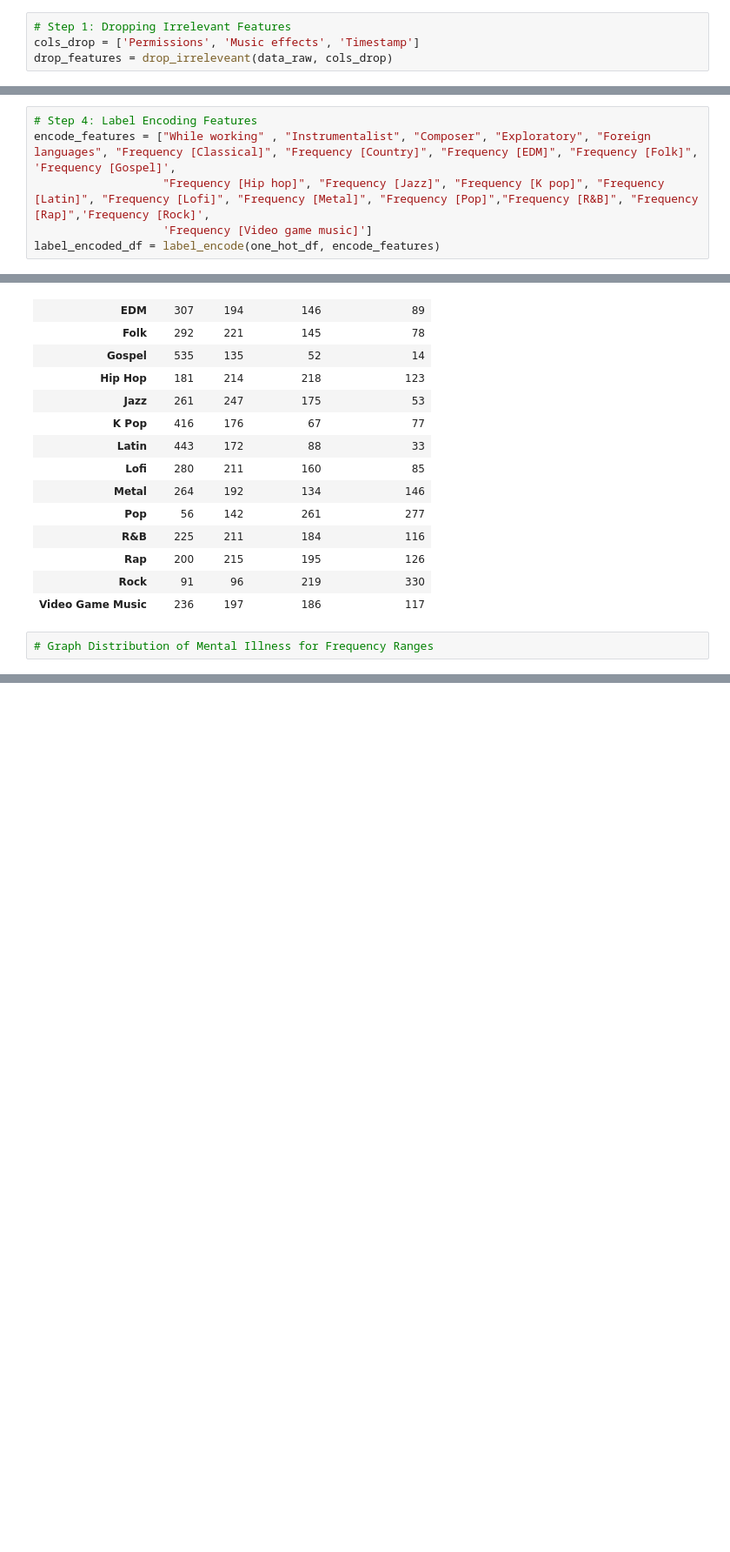
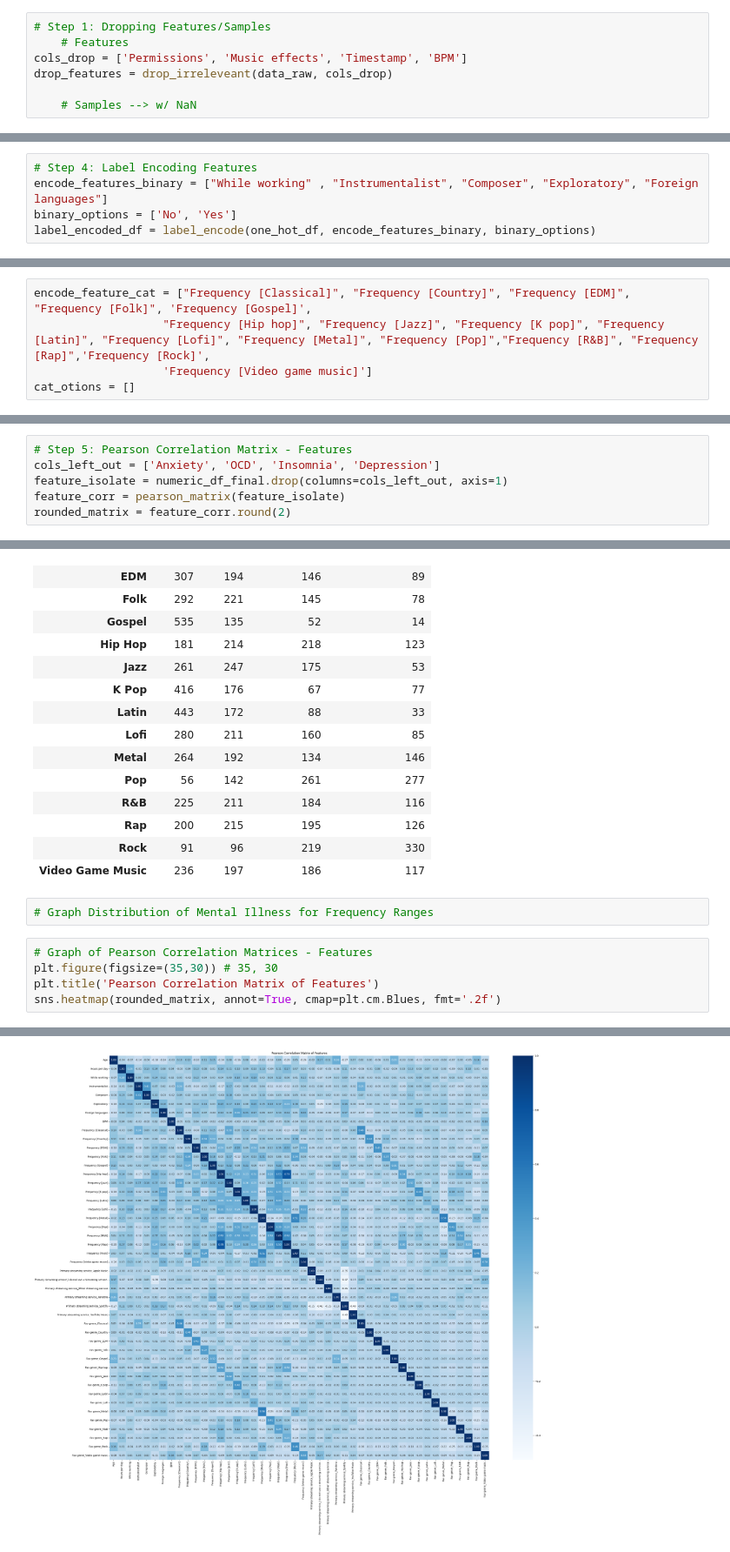
Before and after one commit to JasonL2130/CS470_FinalProject, a Jupyter notebook: data_preprocessing.ipynb, the cells around one changed output, grey strips where cells are left out. Shown at 87% size. Saved outputs shown, nothing was run; the diff lists cells and outputs as text; blank space fills up the shorter version.

```diff
--- a/data_preprocessing.ipynb
+++ b/data_preprocessing.ipynb
@@ -8,9 +8,12 @@ from preprocessing import *
 # Loading Data
 data_raw = pd.read_csv('/Users/JasonLebov_1/Desktop/CS 470/Final Project/mxmh_survey_results.csv')
 # %%
-# Step 1: Dropping Irrelevant Features
-cols_drop = ['Permissions', 'Music effects', 'Timestamp']
+# Step 1: Dropping Features/Samples
+    # Features
+cols_drop = ['Permissions', 'Music effects', 'Timestamp', 'BPM']
 drop_features = drop_irreleveant(data_raw, cols_drop)
+
+    # Samples --> w/ NaN
 # %%
 # Step 2: Convert Mental Illness Scores to Categorical
 features_range = ['Anxiety', 'Depression', 'OCD', 'Insomnia']
@@ -19,3 +22,8 @@ data_ranged = convert_ranges(drop_features, features_range)
 # Step 3: One Hot Encode Features
 cols_dummy = ["Primary streaming service", "Fav genre"]
 one_hot_df = one_hot_encode(data_ranged, cols_dummy)
+# %%
+# Step 4: Label Encoding Features
+encode_features_binary = ["While working" , "Instrumentalist", "Composer", "Exploratory", "Foreign languages"]
+binary_options = ['No', 'Yes']
+label_encoded_df = label_encode(one_hot_df, encode_features_binary, binary_options)
@@ -22,9 +32,8 @@ one_hot_df = one_hot_encode(data_ranged, cols_dummy)
 # %%
-# Step 4: Label Encoding Features
-encode_features = ["While working" , "Instrumentalist", "Composer", "Exploratory", "Foreign languages", "Frequency [Classical]", "Frequency [Country]", "Frequency [EDM]", "Frequency [Folk]", 'Frequency [Gospel]',
+encode_feature_cat = ["Frequency [Classical]", "Frequency [Country]", "Frequency [EDM]", "Frequency [Folk]", 'Frequency [Gospel]',
                    "Frequency [Hip hop]", "Frequency [Jazz]", "Frequency [K pop]", "Frequency [Latin]", "Frequency [Lofi]", "Frequency [Metal]", "Frequency [Pop]","Frequency [R&B]", "Frequency [Rap]",'Frequency [Rock]',
                    'Frequency [Video game music]']
-label_encoded_df = label_encode(one_hot_df, encode_features)
+cat_otions = []
 # %%
 # Move Label's to End of DF
 cols = ['Anxiety', 'Depression', 'OCD', 'Insomnia']
@@ -33,0 +41,6 @@ numeric_df_final = label_end(label_encoded_df, cols)
+# %%
+# Step 5: Pearson Correlation Matrix - Features
+cols_left_out = ['Anxiety', 'OCD', 'Insomnia', 'Depression']
+feature_isolate = numeric_df_final.drop(columns=cols_left_out, axis=1)
+feature_corr = pearson_matrix(feature_isolate)
+rounded_matrix = feature_corr.round(2)
@@ -89,3 +166,9 @@ final_count
 | Video Game Music | 236 | 197 | 186 | 117 |
 # %%
 # Graph Distribution of Mental Illness for Frequency Ranges
+# %%
+# Graph of Pearson Correlation Matrices - Features
+plt.figure(figsize=(35,30)) # 35, 30
+plt.title('Pearson Correlation Matrix of Features')
+sns.heatmap(rounded_matrix, annot=True, cmap=plt.cm.Blues, fmt='.2f')
+# %% [output]
@@ -92 +176,2 @@ final_count
+[figure, added]
 # %%
```
Also changed, not shown: parts of 13 cells of this notebook, 2 other files.
